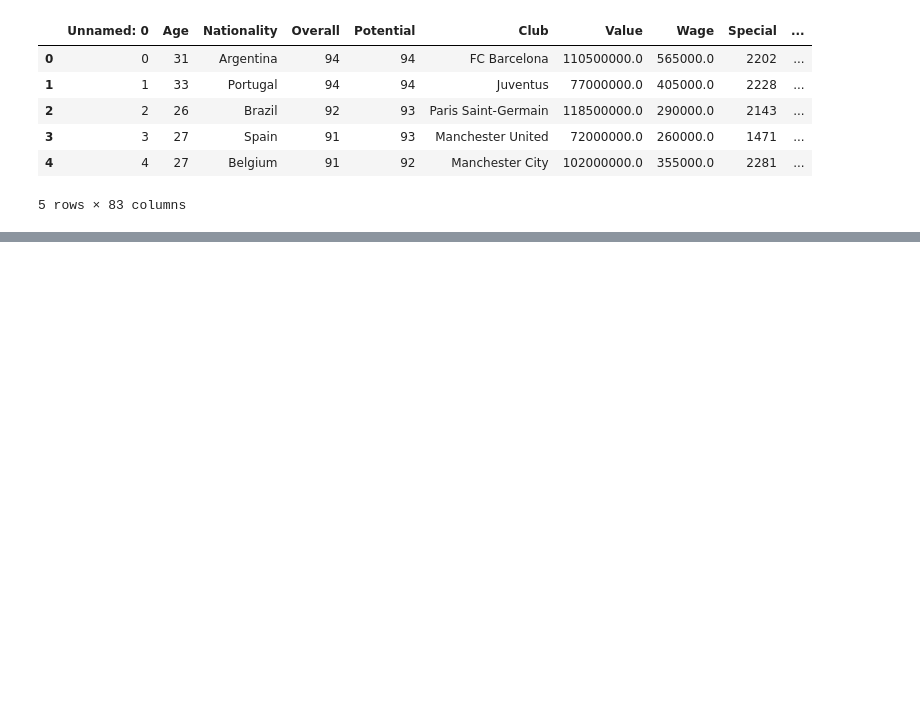
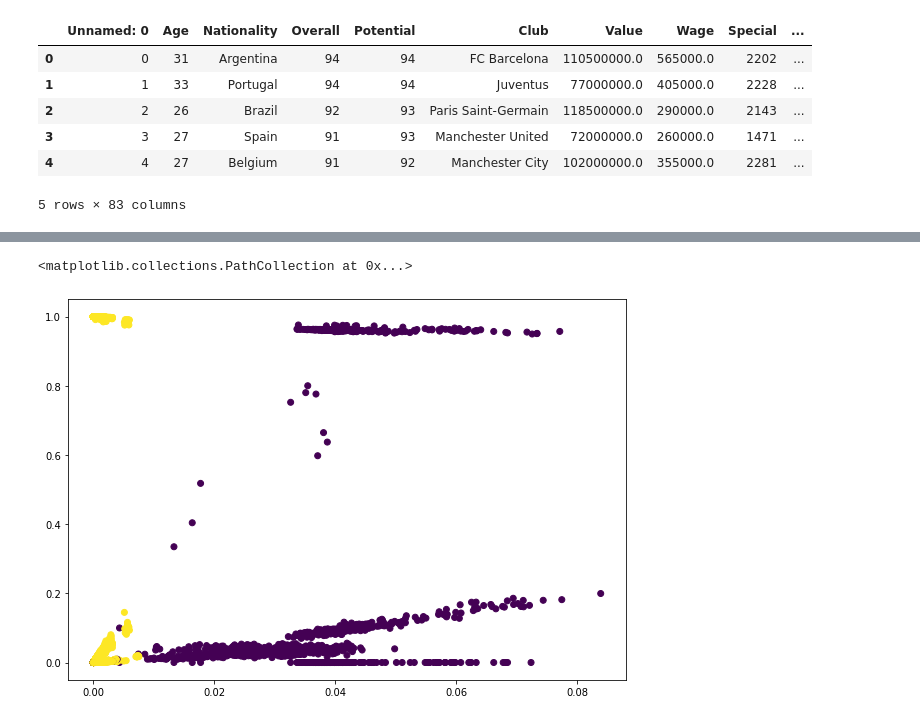
Before and after one commit to bachinaram/DataAnalytics1, a Jupyter notebook: DA1_assignment1q2.ipynb, the cells around one changed output, grey strips where cells are left out. Cells and saved outputs as stored; diff of their text form; code cells hidden in the pictures; blank space fills up the shorter version.

```diff
--- a/DA1_assignment1q2.ipynb
+++ b/DA1_assignment1q2.ipynb
@@ -438,0 +526,11 @@ football_df1.head()
+# %%
+plt.figure(figsize=(10, 7))
+plt.scatter(data_scaled['Overall'], data_scaled['Value'], c=cluster.labels_)
+plt.scatter(data_scaled['Curve'], data_scaled['FKAccuracy'], c=cluster.labels_)
+plt.scatter(data_scaled['Vision'], data_scaled['Balance'], c=cluster.labels_)
+plt.scatter(data_scaled['Potential'], data_scaled['Special'], c=cluster.labels_)
+plt.scatter(data_scaled['Height'], data_scaled['Weight'], c=cluster.labels_)
+plt.scatter(data_scaled['LS'], data_scaled['RS'], c=cluster.labels_)
+# %% [output]
+<matplotlib.collections.PathCollection at 0x...>
+[figure, added]
```
Also changed, not shown: parts of 14 cells of this notebook.
